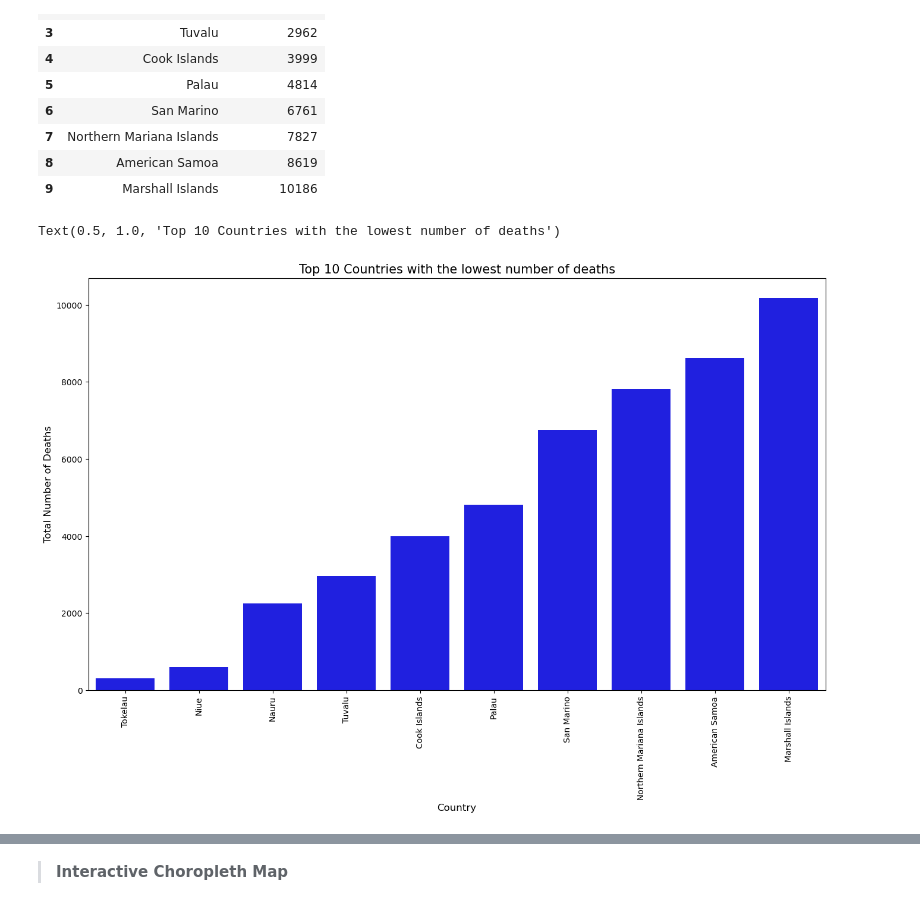
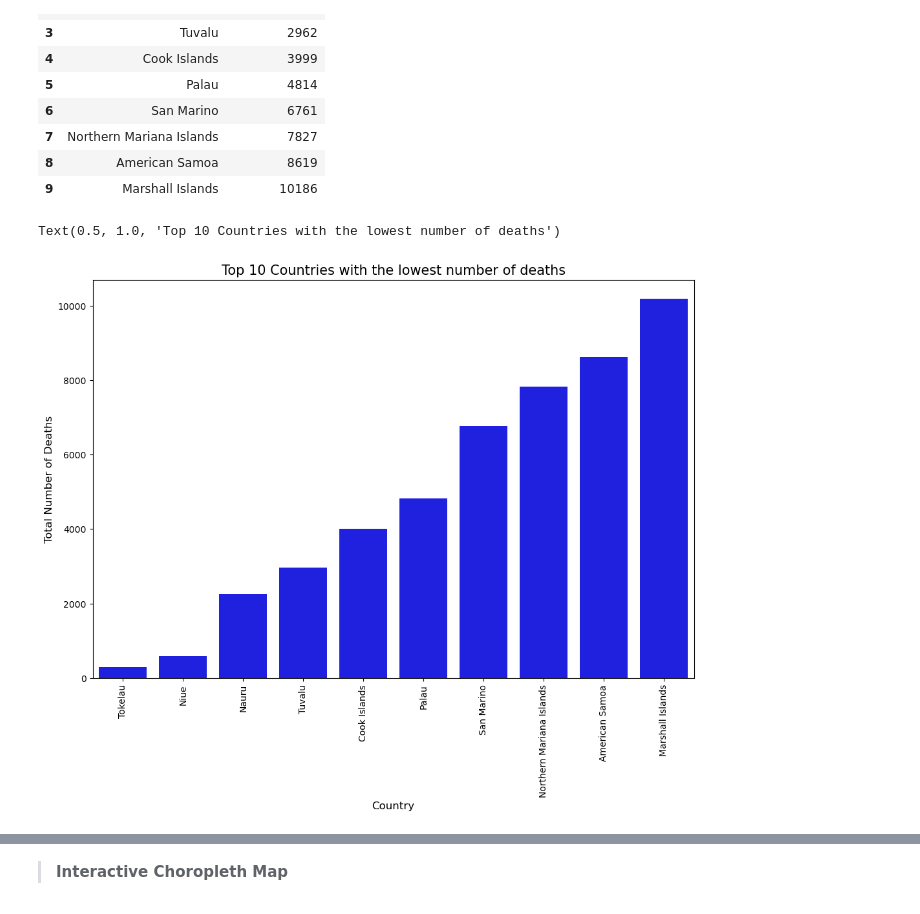
Before and after one commit to kamala2dt/Cause-of-Deaths-Analysis, a Jupyter notebook: cause-of-deaths-analysis.ipynb, the cells around one changed output, grey strips where cells are left out. Saved outputs shown, nothing was run; the diff lists cells and outputs as text; code cells hidden in the pictures.

```diff
--- a/cause-of-deaths-analysis.ipynb
+++ b/cause-of-deaths-analysis.ipynb
@@ -381,18 +381,18 @@ Low10_countries
 # %%
 # Create a bar chart of Top 10 countries with the lowest number of deaths
 
-plt.figure(figsize=(16,9))
+plt.figure(figsize=(12,8))
 
 sns.barplot(data = Low10_countries, x = 'Country', y = 'Total_deaths', color = 'Blue')
 
 # Add some text for labels, title
 plt.xticks(rotation = 90)
 plt.xlabel('Country', fontsize = 12)
 plt.ylabel('Total Number of Deaths', fontsize = 12)
 plt.title('Top 10 Countries with the lowest number of deaths', fontsize =15)
 # %% [output]
 Text(0.5, 1.0, 'Top 10 Countries with the lowest number of deaths')
-[figure, old version]
+[figure, new version]
 # %%
 # Create Treemap for the Percentage of Total Number of Deaths group by country
 
```
Also changed, not shown: parts of 11 cells of this notebook.
